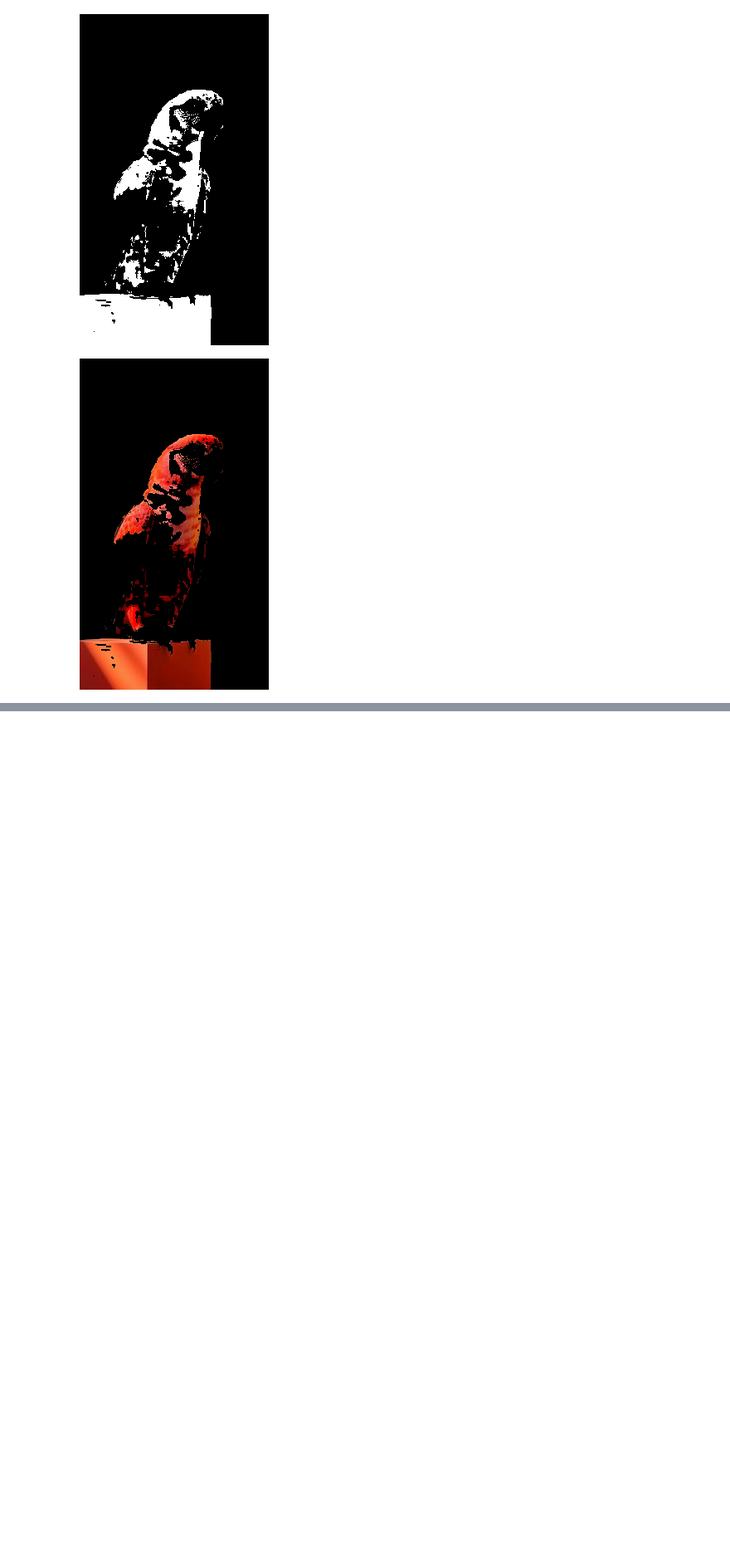
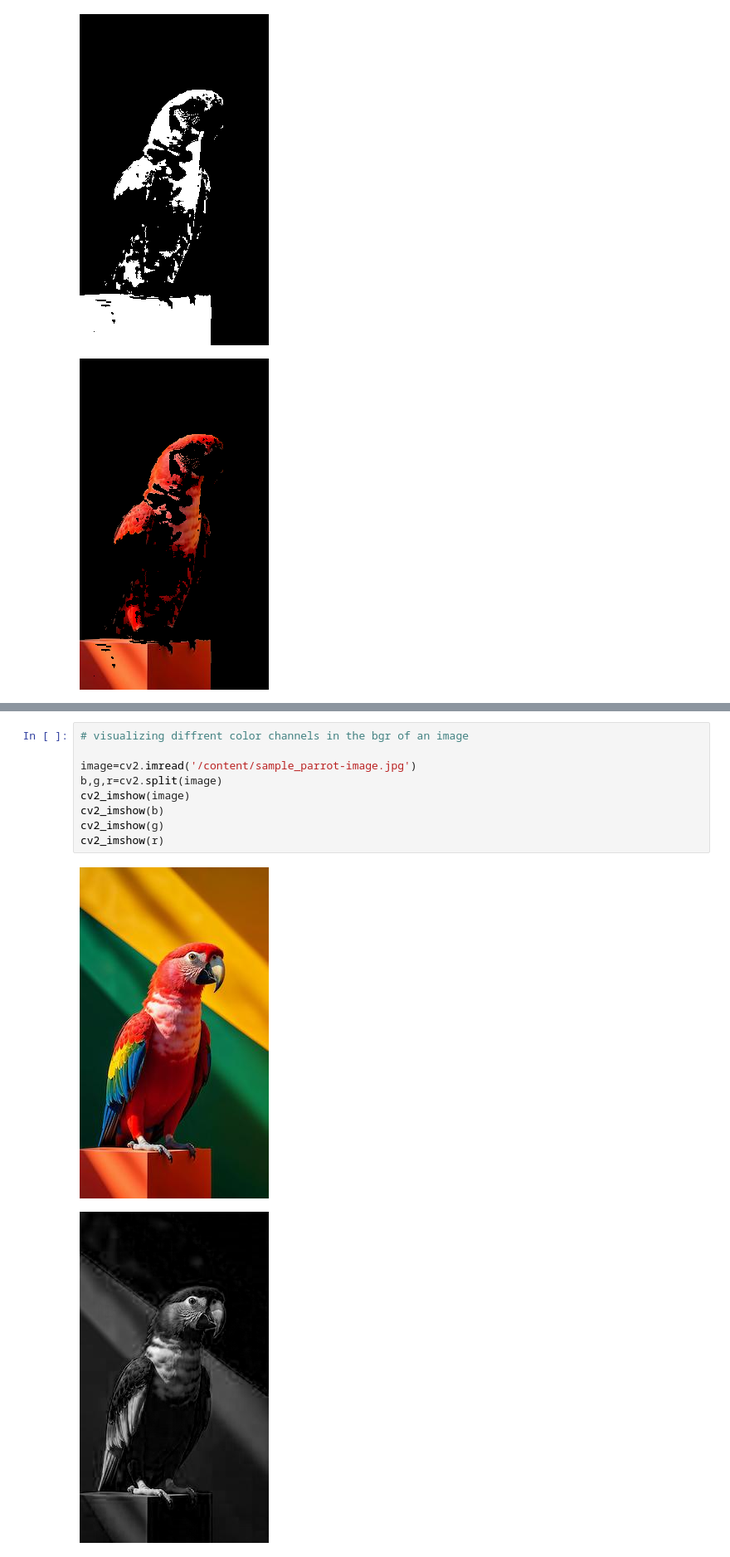
Before and after one commit to krishna-gunda/Deep_Learning_concepts, a Jupyter notebook: Opencv/image_color_space_opencv.ipynb, the cells around one changed output, grey strips where cells are left out. Shown at 83% size. Saved outputs shown, nothing was run; the diff lists cells and outputs as text; blank space fills up the shorter version.

```diff
--- a/Opencv/image_color_space_opencv.ipynb
+++ b/Opencv/image_color_space_opencv.ipynb
@@ -158,0 +220,12 @@ cv2_imshow(result)
+# %%
+# visualizing diffrent color channels in the bgr of an image
+
+image=cv2.imread('/content/sample_parrot-image.jpg')
+b,g,r=cv2.split(image)
+cv2_imshow(image)
+cv2_imshow(b)
+cv2_imshow(g)
+cv2_imshow(r)
+# %% [output]
+[figure, added]
+[figure, added]
```
Also changed, not shown: parts of 3 cells of this notebook.
